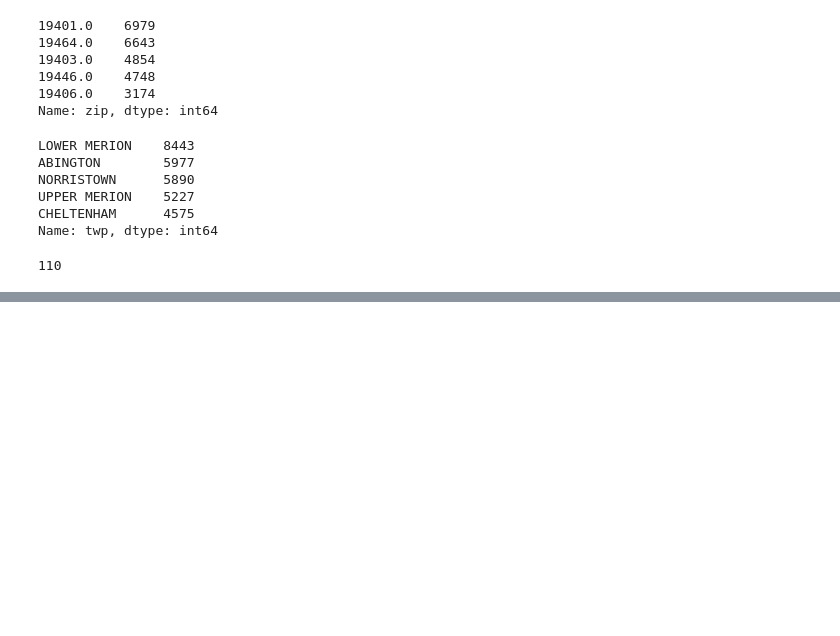
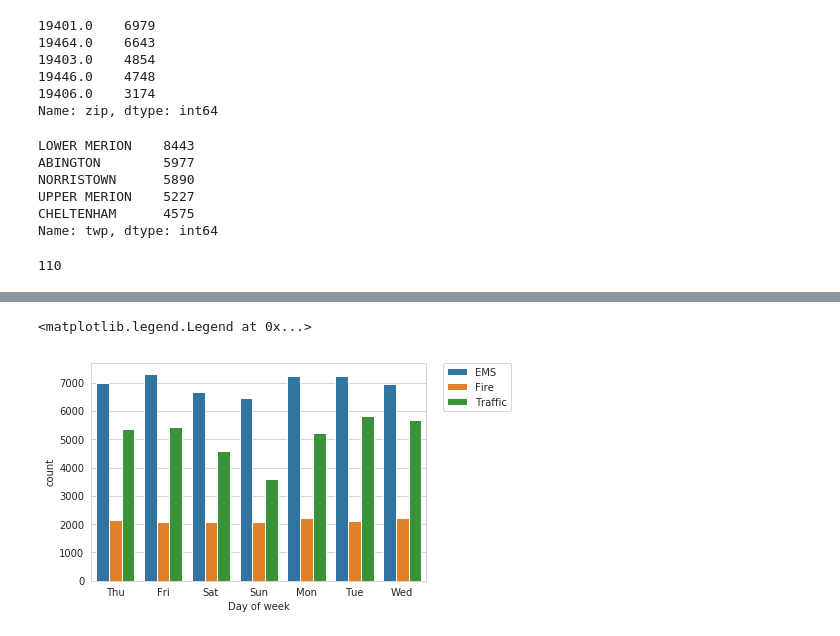
Before and after one commit to Joseorina/jubilant-palm-tree, a Jupyter notebook: 911DataCapstone.ipynb, the cells around one changed output, grey strips where cells are left out. Saved outputs shown, nothing was run; the diff lists cells and outputs as text; code cells hidden in the pictures; blank space fills up the shorter version.

```diff
--- a/911DataCapstone.ipynb
+++ b/911DataCapstone.ipynb
@@ -62,0 +182,8 @@ df['title'].nunique()
+# %%
+import matplotlib.pyplot as plt
+sns.countplot(data=df,x='Day of week',hue='Reason')
+#Relocate the legend
+plt.legend(bbox_to_anchor=(1.05,1),loc=2,borderaxespad=0.)
+# %% [output]
+<matplotlib.legend.Legend at 0x...>
+[figure, added]
```
Also changed, not shown: parts of 32 cells of this notebook.
